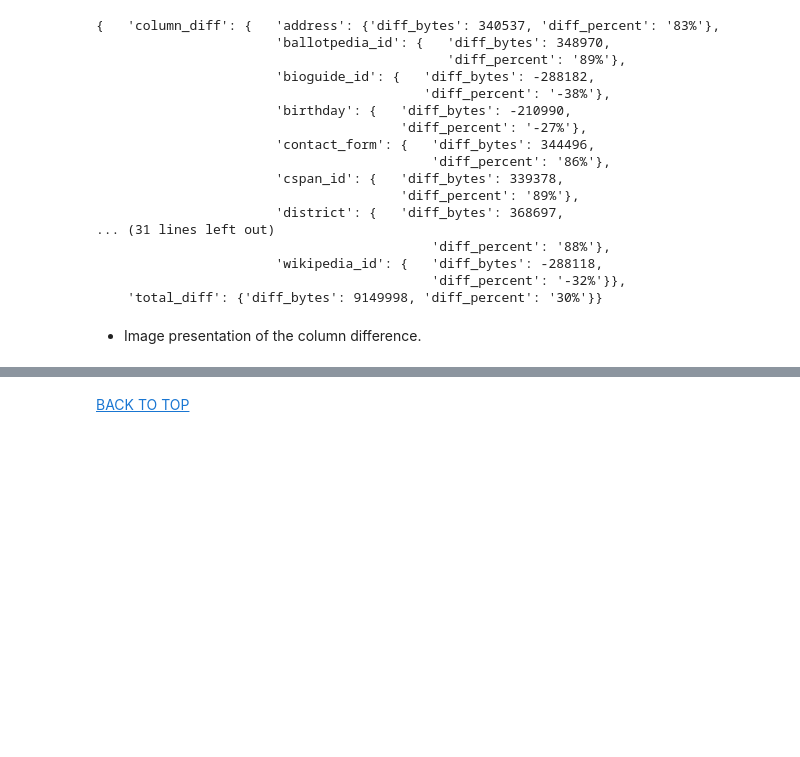
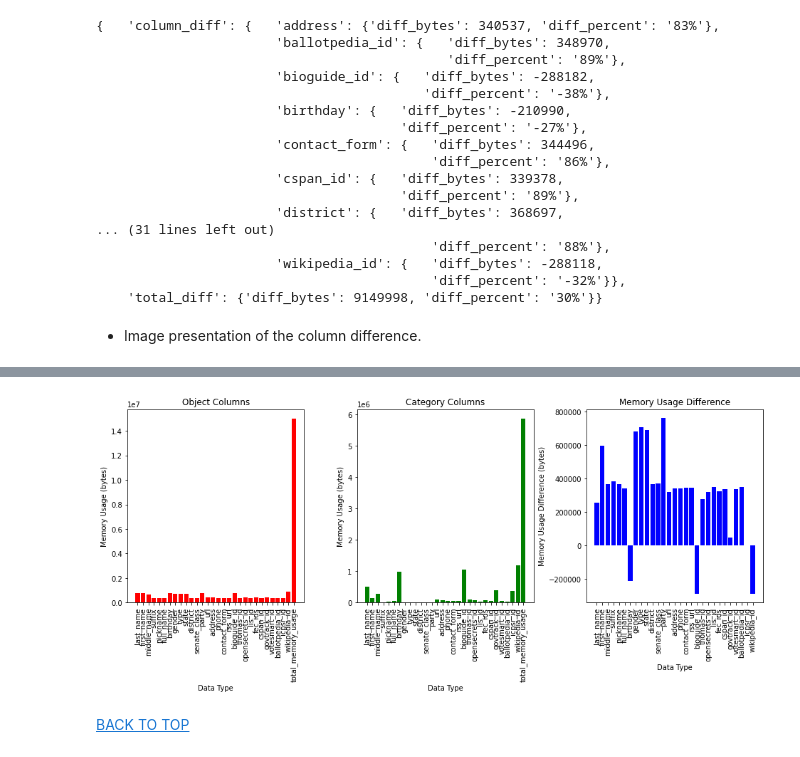
Before and after one commit to benkaan001/pandas_and_beyond, a Jupyter notebook: analyze_data/06_US_Congress.ipynb, the cells around one changed output, grey strips where cells are left out. Cells and saved outputs as stored; diff of their text form; code cells hidden in the pictures; blank space fills up the shorter version.

```diff
--- a/analyze_data/06_US_Congress.ipynb
+++ b/analyze_data/06_US_Congress.ipynb
@@ -262,3 +302,51 @@ pp.pprint(output)
+# %%
+from US_Congress import check_memory_usage
+
+# Get memory usage for object columns
+memory_dict = check_memory_usage(df, col_type='object')
+
+# Get memory usage for category columns
+cat_memory_dict = check_memory_usage(df, col_type='category')
+
+# Get memory usage difference
+diff_dict = memory_usage_difference(df)
+
+# Set up subplots
+fig, axes = plt.subplots(1, 3, figsize=(16, 5))
+
+# adjsut the padding between subplots
+plt.subplots_adjust(wspace=0.3)
+
+# Plot object memory usage
+x_ticks = np.arange(len(memory_dict))
+axes[0].bar(x_ticks, memory_dict.values(), color='r')
+axes[0].set_xticks(x_ticks)
+axes[0].set_xticklabels(memory_dict.keys(), rotation=90)
+axes[0].set_xlabel('Data Type')
+axes[0].set_ylabel('Memory Usage (bytes)')
+axes[0].set_title('Object Columns')
+
+# Plot category memory usage
+axes[1].bar(x_ticks, cat_memory_dict.values(), color='g')
+axes[1].set_xticks(x_ticks)
+axes[1].set_xticklabels(cat_memory_dict.keys(), rotation=90)
+axes[1].set_xlabel('Data Type')
+axes[1].set_ylabel('Memory Usage (bytes)')
+axes[1].set_title('Category Columns')
+
+# Plot memory usage difference
+diff = [diff_dict['column_diff'][col]['diff_bytes'] for col in df.columns]
+x_ticks = np.arange(len(diff))
+axes[2].bar(x_ticks, diff, color='b')
+axes[2].set_xticks(x_ticks)
+axes[2].set_xticklabels(df.columns, rotation=90)
+axes[2].set_xlabel('Data Type')
+axes[2].set_ylabel('Memory Usage Difference (bytes)')
+axes[2].set_title('Memory Usage Difference')
+
+plt.show()
+# %% [output]
+[figure, added]
 # %% [markdown]
 [BACK TO TOP][def]
 
```
Also changed, not shown: parts of 5 cells of this notebook.
